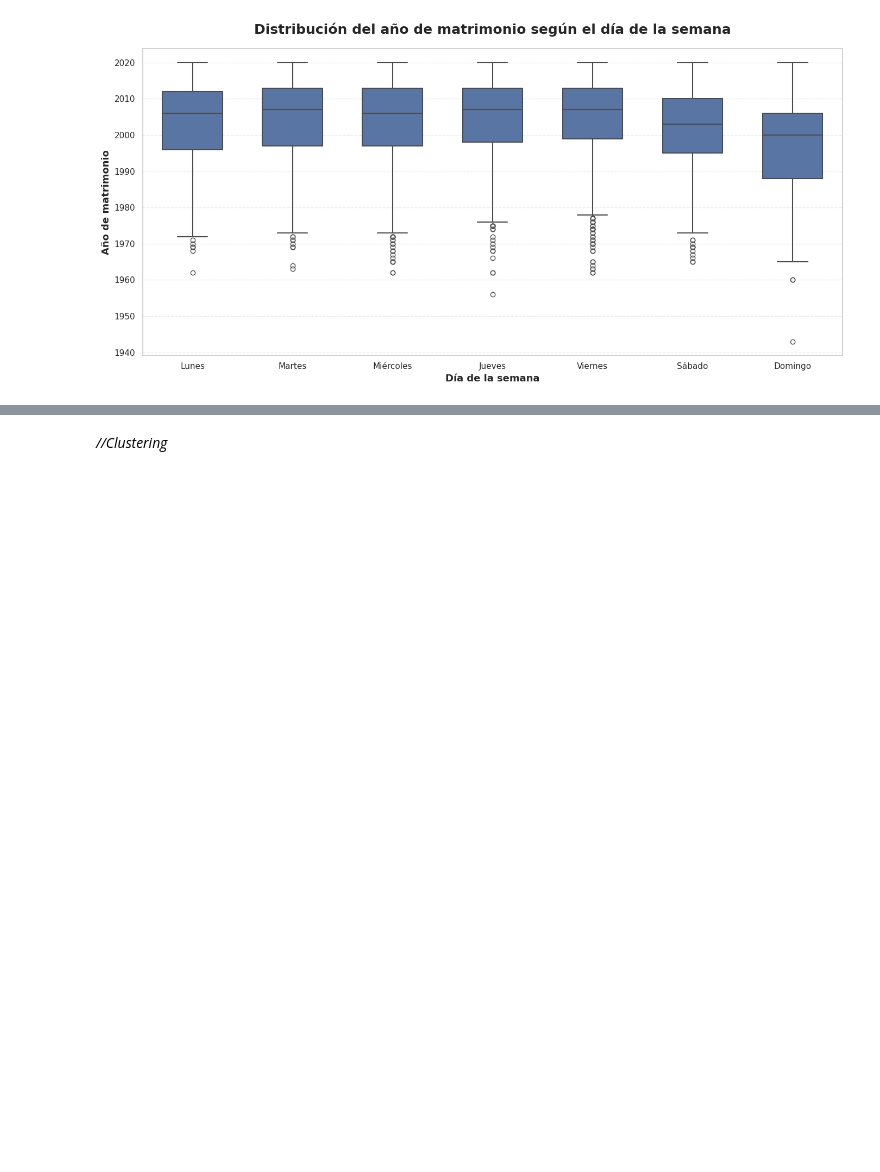
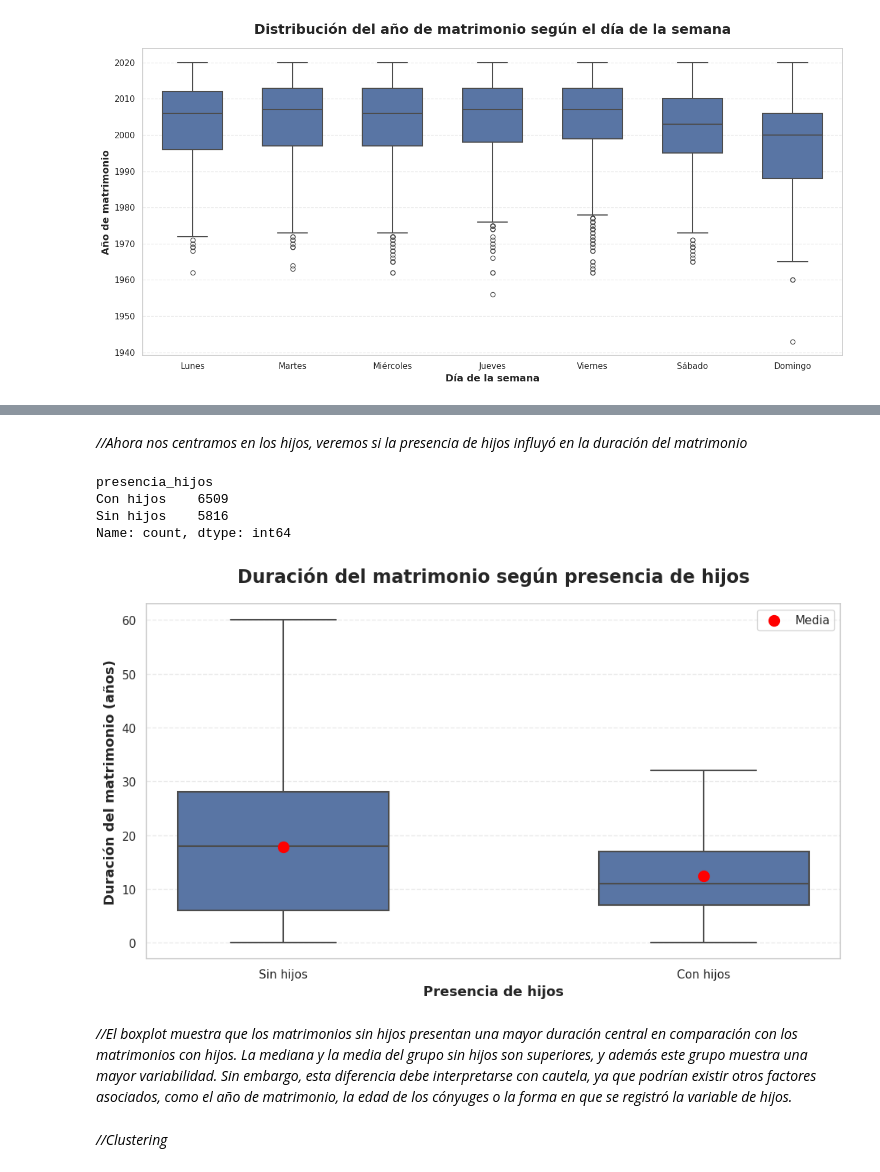
Before and after one commit to Phiepi137/Analisis-Matrimonios-y-Divorcios-2020---Proyecto-FCDIA-, a Jupyter notebook: ProeyctoFCDIA/ProyectoFinal.ipynb, the cells around one changed output, grey strips where cells are left out. Cells and saved outputs as stored; diff of their text form; code cells hidden in the pictures; blank space fills up the shorter version.

```diff
--- a/ProeyctoFCDIA/ProyectoFinal.ipynb
+++ b/ProeyctoFCDIA/ProyectoFinal.ipynb
@@ -486,2 +469,80 @@ Name: dia_sem_mat, Length: 12325, dtype: str
+# %% [markdown]
+*//Ahora nos centramos en los hijos, veremos si la presencia de hijos influyó en la duración del matrimonio*
+# %%
+# Asegurar que sean numéricas
+df['hijos_1'] = pd.to_numeric(df['hijos_1'], errors='coerce')
+df['hijos_2'] = pd.to_numeric(df['hijos_2'], errors='coerce')
+df['dur_mat'] = pd.to_numeric(df['dur_mat'], errors='coerce')
+
+# Crear total de hijos
+df['hijos_total'] = df[['hijos_1', 'hijos_2']].sum(axis=1)
+
+# Crear variable categórica
+df['presencia_hijos'] = np.where(
+    df['hijos_total'] >= 1,
+    'Con hijos',
+    'Sin hijos'
+)
+
+# Ver conteos
+df['presencia_hijos'].value_counts()
+# %% [output]
+presencia_hijos
+Con hijos    6509
+Sin hijos    5816
+Name: count, dtype: int64
+# %%
+orden_hijos = ['Sin hijos', 'Con hijos']
+
+sns.set_theme(style='whitegrid', palette='deep')
+
+plt.figure(figsize=(10, 6))
+
+ax = sns.boxplot(
+    data=df,
+    x='presencia_hijos',
+    y='dur_mat',
+    order=orden_hijos,
+    width=0.5,
+    linewidth=1.5,
+    showfliers=False
+)
+
+# Medias
+medias = (
+    df.groupby('presencia_hijos')['dur_mat']
+      .mean()
+      .reindex(orden_hijos)
+)
+
+ax.scatter(
+    x=range(len(orden_hijos)),
+    y=medias,
+    color='red',
+    s=100,
+    zorder=5,
+    label='Media'
+)
+
+plt.xlabel('Presencia de hijos', fontsize=13, fontweight='bold')
+plt.ylabel('Duración del matrimonio (años)', fontsize=13, fontweight='bold')
+
+plt.title(
+    'Duración del matrimonio según presencia de hijos',
+    fontsize=17,
+    fontweight='bold',
+    pad=20
+)
+
+plt.grid(axis='y', linestyle='--', alpha=0.4)
+plt.xticks(fontsize=11)
+plt.yticks(fontsize=11)
+plt.legend(fontsize=11)
+plt.tight_layout()
+plt.show()
+# %% [output]
+[figure, added]
+# %% [markdown]
+*//El boxplot muestra que los matrimonios sin hijos presentan una mayor duración central en comparación con los matrimonios con hijos. La mediana y la media del grupo sin hijos son superiores, y además este grupo muestra una mayor variabilidad. Sin embargo, esta diferencia debe interpretarse con cautela, ya que podrían existir otros factores asociados, como el año de matrimonio, la edad de los cónyuges o la forma en que se registró la variable de hijos.*
 # %% [markdown]
 *//Clustering*
```
Also changed, not shown: parts of 16 cells of this notebook, 4 other files.
